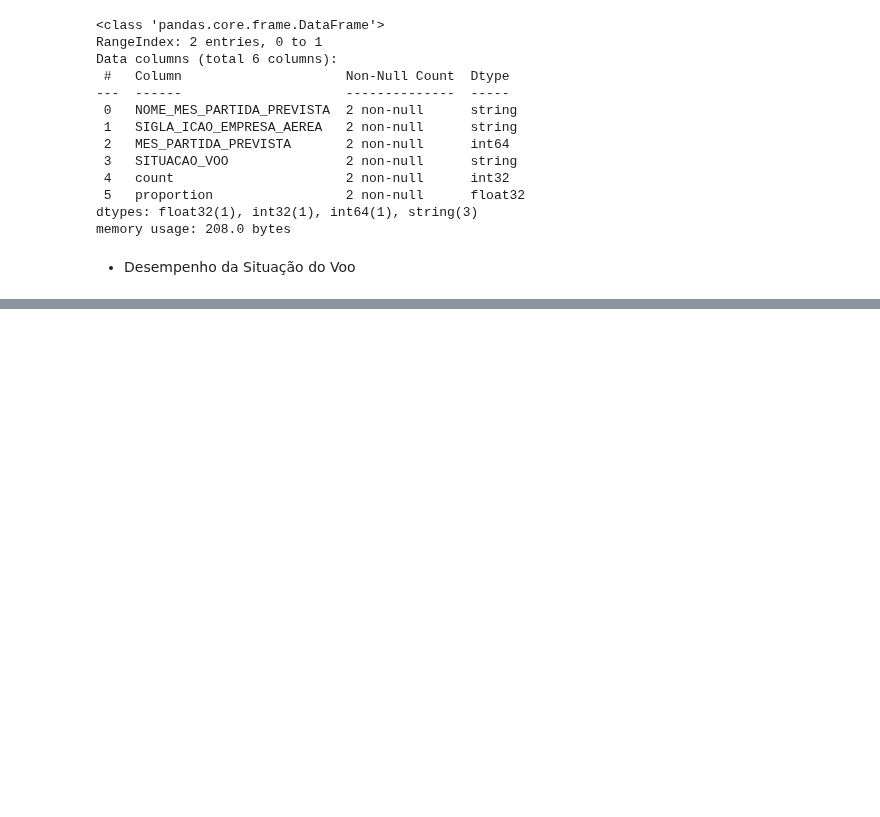
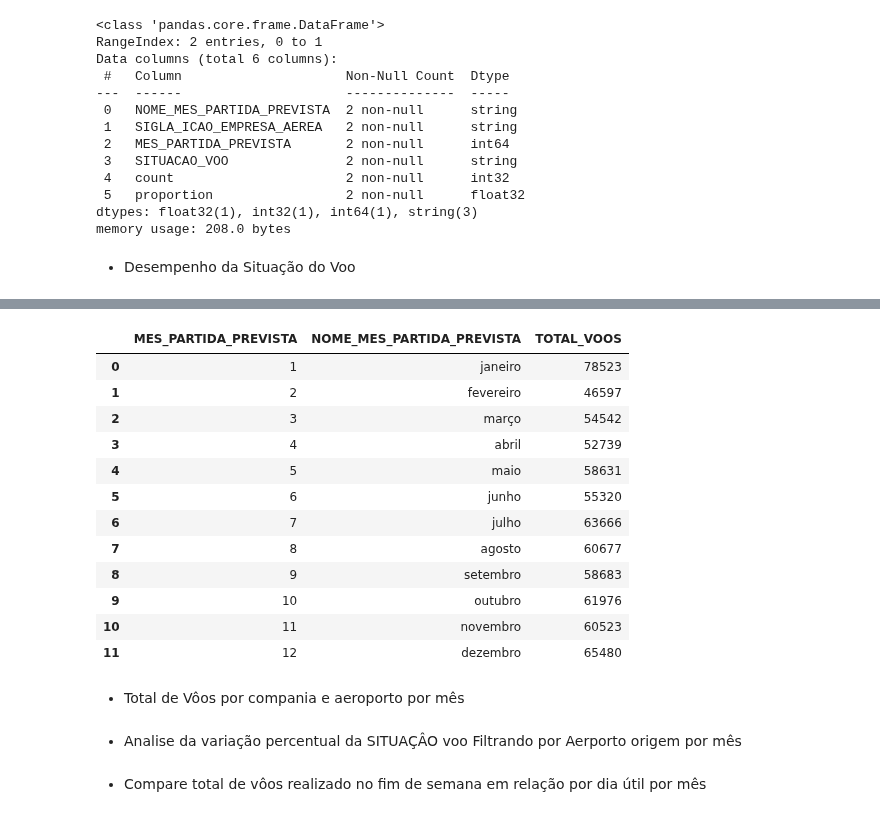
Before and after one commit to rodrigorocha1/dashboard_dados_voos_python, a Jupyter notebook: notebooks/visualizacoes.ipynb, the cells around one changed output, grey strips where cells are left out. Saved outputs shown, nothing was run; the diff lists cells and outputs as text; code cells hidden in the pictures; blank space fills up the shorter version.

```diff
--- a/notebooks/visualizacoes.ipynb
+++ b/notebooks/visualizacoes.ipynb
@@ -244,0 +279,27 @@ teste_gb.head()
+# %%
+total_voos =teste.groupby(['MES_PARTIDA_PREVISTA', 'NOME_MES_PARTIDA_PREVISTA']).agg(
+    TOTAL_VOOS=('NOME_AEROPORTO_ORIGEM', 'count')
+)
+total_voos.reset_index(inplace=True)
+# %%
+total_voos
+# %% [output]
+|  | MES_PARTIDA_PREVISTA | NOME_MES_PARTIDA_PREVISTA | TOTAL_VOOS |
+| 0 | 1 | janeiro | 78523 |
+| 1 | 2 | fevereiro | 46597 |
+| 2 | 3 | março | 54542 |
+| 3 | 4 | abril | 52739 |
+| 4 | 5 | maio | 58631 |
+| 5 | 6 | junho | 55320 |
+| 6 | 7 | julho | 63666 |
+| 7 | 8 | agosto | 60677 |
+| 8 | 9 | setembro | 58683 |
+| 9 | 10 | outubro | 61976 |
+| 10 | 11 | novembro | 60523 |
+| 11 | 12 | dezembro | 65480 |
+# %% [markdown]
+- Total de Vôos por compania e aeroporto por mês
+# %% [markdown]
+- Analise da variação percentual da SITUAÇÂO voo Filtrando por Aerporto origem por mês
+# %% [markdown]
+- Compare total de vôos realizado no fim de semana em relação por dia útil por mês
```
Also changed, not shown: parts of 12 cells of this notebook.
